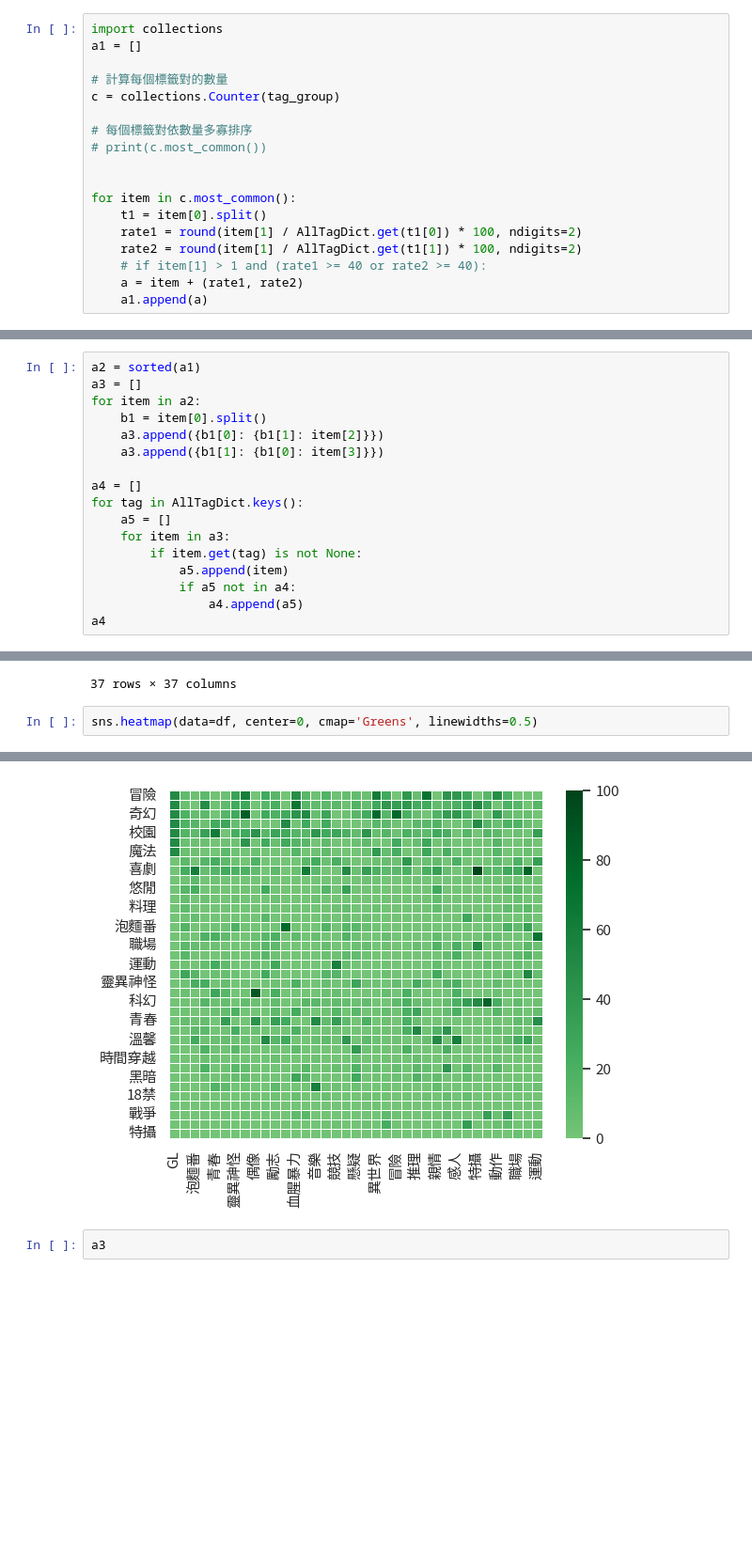
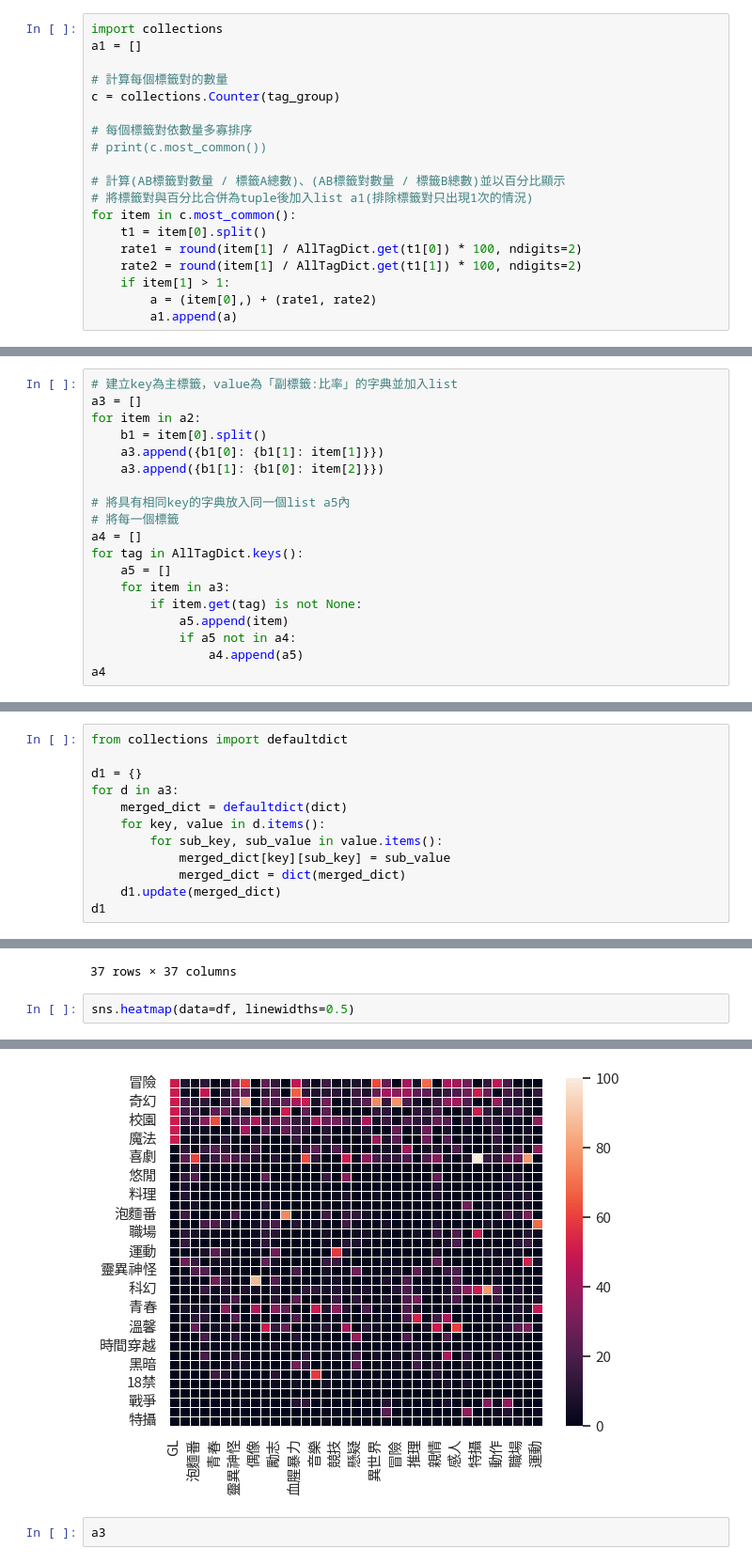
Before and after one commit to hsiaoyt0923/Anime_View_Number_Regression, a Jupyter notebook: graph.ipynb, the cells around one changed output, grey strips where cells are left out. Shown at 94% size. Saved outputs shown, nothing was run; the diff lists cells and outputs as text; blank space fills up the shorter version.

```diff
--- a/graph.ipynb
+++ b/graph.ipynb
@@ -470,11 +470,12 @@ c = collections.Counter(tag_group)
 # 每個標籤對依數量多寡排序
 # print(c.most_common())
 
-
+# 計算(AB標籤對數量 / 標籤A總數)、(AB標籤對數量 / 標籤B總數)並以百分比顯示
+# 將標籤對與百分比合併為tuple後加入list a1(排除標籤對只出現1次的情況)
 for item in c.most_common():
     t1 = item[0].split()
     rate1 = round(item[1] / AllTagDict.get(t1[0]) * 100, ndigits=2)
     rate2 = round(item[1] / AllTagDict.get(t1[1]) * 100, ndigits=2)
-    # if item[1] > 1 and (rate1 >= 40 or rate2 >= 40):
-    a = item + (rate1, rate2)
-    a1.append(a)
+    if item[1] > 1:
+        a = (item[0],) + (rate1, rate2)
+        a1.append(a)
@@ -485,11 +524,13 @@ Counter({'冒險 奇幻': 100, '動作 冒險': 45, '奇幻 異世界': 40, '奇
 # %%
-a2 = sorted(a1)
+# 建立key為主標籤，value為「副標籤:比率」的字典並加入list
 a3 = []
 for item in a2:
     b1 = item[0].split()
-    a3.append({b1[0]: {b1[1]: item[2]}})
-    a3.append({b1[1]: {b1[0]: item[3]}})
+    a3.append({b1[0]: {b1[1]: item[1]}})
+    a3.append({b1[1]: {b1[0]: item[2]}})
 
+# 將具有相同key的字典放入同一個list a5內
+# 將每一個標籤
 a4 = []
 for tag in AllTagDict.keys():
     a5 = []
@@ -518,2 +559,14 @@ a4
   {'運動': {'闔家觀賞': 6.9}},
   {'運動': {'青春': 48.28}}]]
+# %%
+from collections import defaultdict
+
+d1 = {}
+for d in a3:
+    merged_dict = defaultdict(dict)
+    for key, value in d.items():
+        for sub_key, sub_value in value.items():
+            merged_dict[key][sub_key] = sub_value
+            merged_dict = dict(merged_dict)
+    d1.update(merged_dict)
+d1
@@ -573,10 +644,10 @@ df
 | 特攝 | 0.0 | 0.00 | 0.00 | 0.00 | 0.00 | 0.00 | 0.00 | 0.00 | 0.00 | 0.0 | ... | ... |
 37 rows × 37 columns
 # %%
-sns.heatmap(data=df, center=0, cmap='Greens', linewidths=0.5)
+sns.heatmap(data=df, linewidths=0.5)
 # %% [output]
 <Axes: >
-[figure, old version]
+[figure, new version]
 # %%
 a3
 # %% [output]
```
Also changed, not shown: parts of 5 cells of this notebook.
